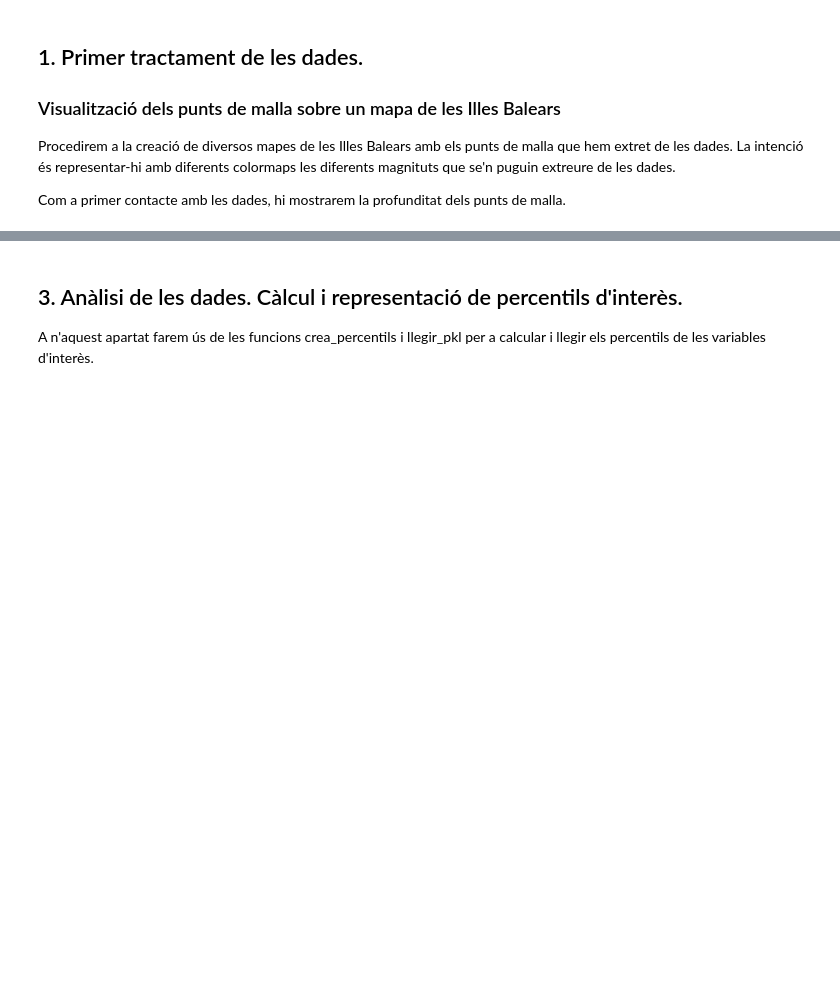
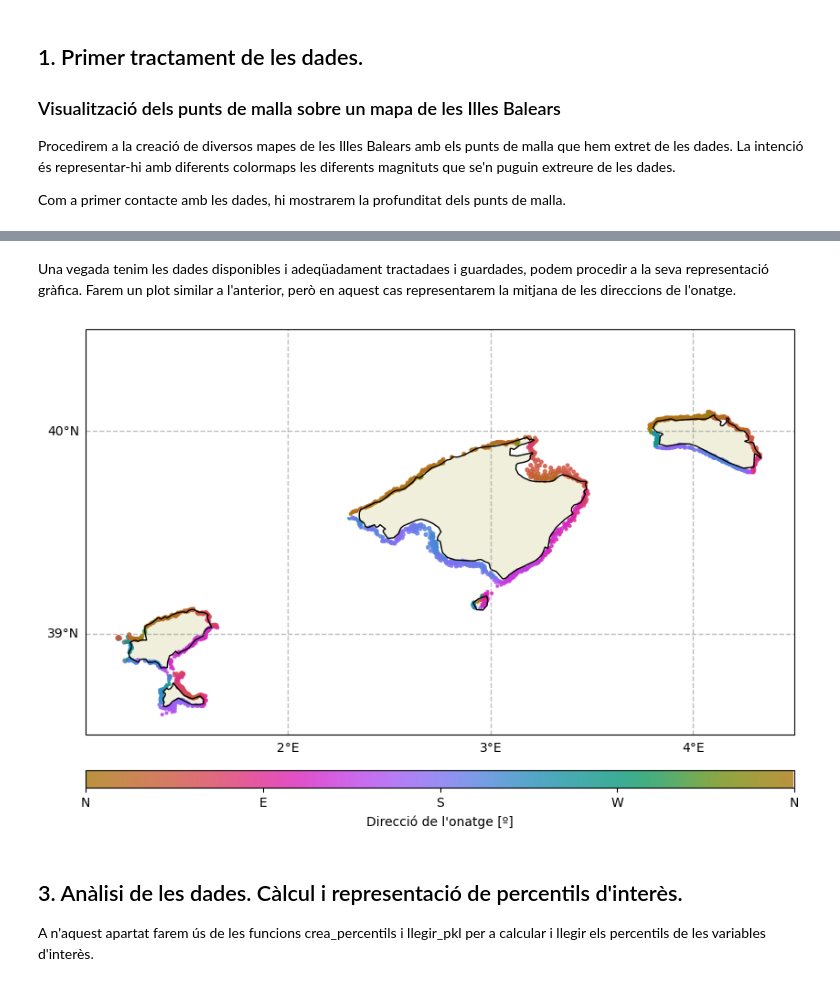
Before and after one commit to mugva/coexmed_tfg, a Jupyter notebook: general.ipynb, the cells around one changed output, grey strips where cells are left out. Cells and saved outputs as stored; diff of their text form; code cells hidden in the pictures; blank space fills up the shorter version.

```diff
--- a/general.ipynb
+++ b/general.ipynb
@@ -262,3 +372,47 @@ En primer lloc, volem estudiar la direcció de l'onatge per a veure d'on prové
+# %% [markdown]
+Una vegada tenim les dades disponibles i adeqüadament tractadaes i guardades, podem procedir a la seva representació gràfica.
+Farem un plot similar a l'anterior, però en aquest cas representarem la mitjana de les direccions de l'onatge.
+# %%
+# llegim dades
+path = r"D:\tfg\pkls\mitjana_Dp_wavedpt.pkl"
+try:
+    data_mean_res = llegir_pkl(path)
+except FileNotFoundError:
+    raise FileNotFoundError('No s\'ha trobat l\'arxiu .pkl amb les dades de la mitjana de les direccions de l\'onatge')
+
+# modificam els angles perquè vagin de 0 a 360
+data_mean_res['angle'][np.where(data_mean_res['angle'] < 0)[0]] += 360
+
+# llegim el colormap
+rgb = np.loadtxt(r"D:\tfg\figures\cmaps\cmocean_phase.rgb") / 255  # normalitzam els valors
+cmocean_phase = ListedColormap(rgb)
+
+# voldrem que la mida dels punts sigui proporcional al radi de les direccions
+radi = data_mean_res['radi']
+
+# plot
+fig, ax = plt.subplots(figsize=(10, 10), subplot_kw={'projection': ccrs.PlateCarree()})
+ax.set_extent([1., 4.5, 38.5, 40.5])
+ax.add_feature(cfeature.COASTLINE.with_scale('10m'))
+ax.add_feature(cfeature.LAND)
+
+sc = ax.scatter(lon, lat, c=data_mean_res['angle'], cmap=cmocean_phase, s=10*radi, alpha=.8)
+
+cbar = plt.colorbar(sc, ax=ax, label='Direcció de l\'onatge [º]', orientation='horizontal', pad=0.05, aspect=40)
+cbar.set_ticks([0, 90, 180, 270, 360])
+cbar.set_ticklabels(['N', 'E', 'S', 'W', 'N'])
+
+# gridlines
+gl = ax.gridlines(draw_labels=True, linewidth=1, color='gray', alpha=0.5, linestyle='--')
+gl.top_labels = gl.right_labels = False
+gl.xformatter = LONGITUDE_FORMATTER
+gl.yformatter = LATITUDE_FORMATTER
+gl.xlocator = mticker.FixedLocator(range(1, 6, 1))  # adjust as per your extent
+gl.ylocator = mticker.FixedLocator(range(38, 41, 1))  # adjust as per your extent
+
+plt.show()
+# %% [output]
+[figure, added]
 # %% [markdown]
 ## 3. Anàlisi de les dades. Càlcul i representació de percentils d'interès.
 A n'aquest apartat farem ús de les funcions crea_percentils i llegir_pkl per a calcular i llegir els percentils de les variables d'interès.
```
Also changed, not shown: parts of 8 cells of this notebook, 3 other files.
